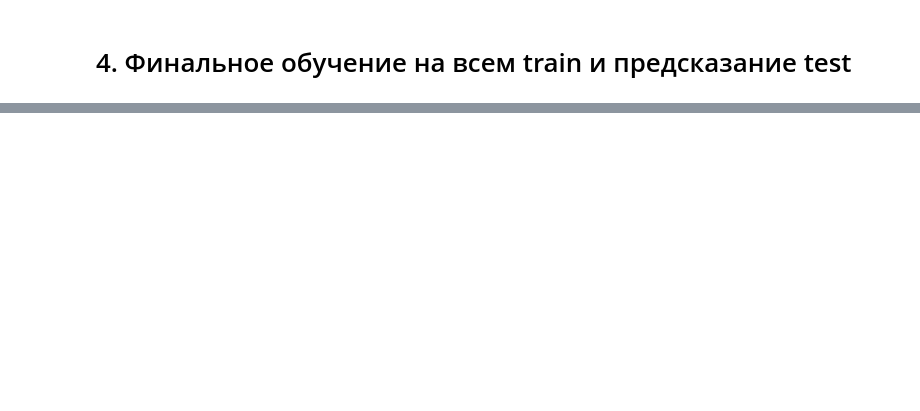
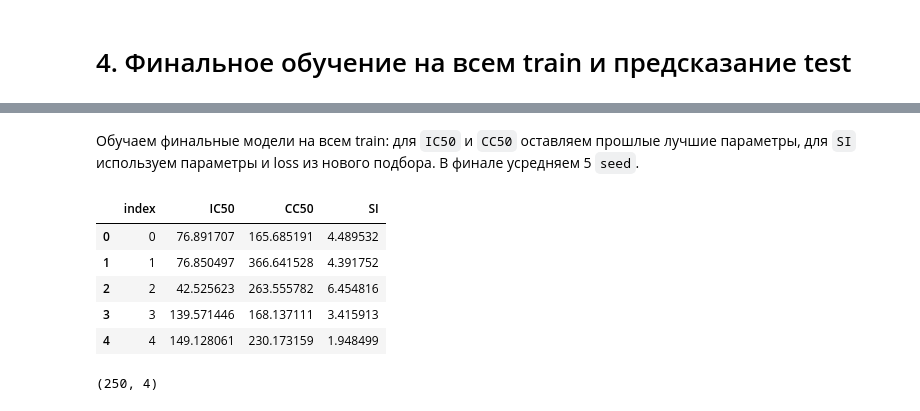
Before and after one commit to darthKwisatzHaderach/mephi-unsupervised-learning, a Jupyter notebook: ChemiAI/solution.ipynb, the cells around one changed output, grey strips where cells are left out. Saved outputs shown, nothing was run; the diff lists cells and outputs as text; code cells hidden in the pictures; blank space fills up the shorter version.

```diff
--- a/ChemiAI/solution.ipynb
+++ b/ChemiAI/solution.ipynb
@@ -407,0 +643,53 @@ display(submission.shape)
+# %% [markdown]
+Обучаем финальные модели на всем train: для `IC50` и `CC50` оставляем прошлые лучшие параметры, для `SI` используем параметры и loss из нового подбора. В финале усредняем 5 `seed`.
+# %%
+seeds_stable = [42, 2024, 7, 1337, 3407]
+preds_test_si_stable = np.zeros((len(X_test), 3), dtype=float)
+
+for seed in seeds_stable:
+    preds_seed = np.zeros((len(X_test), 3), dtype=float)
+
+    for j, col in enumerate(TARGET_COLS):
+        params = best_params_by_target_si_stable[col]
+        y_fit = np.log1p(y_train[col]) if use_log_best else y_train[col]
+
+        # Для SI используем найденный robust loss, для остальных таргетов оставляем RMSE.
+        loss_function = best_si_loss if col == "SI" else "RMSE"
+
+        model = CatBoostRegressor(
+            loss_function=loss_function,
+            eval_metric="RMSE",
+            random_seed=seed,
+            verbose=False,
+            **params,
+        )
+        model.fit(X_train, y_fit)
+
+        p = model.predict(X_test)
+        if use_log_best:
+            p = np.expm1(p)
+
+        p = np.clip(p, 0, None)
+        preds_seed[:, j] = p
+
+    preds_test_si_stable += preds_seed
+
+preds_test_si_stable /= len(seeds_stable)
+
+submission_si_stable = sample_submission.copy()
+submission_si_stable["IC50"] = preds_test_si_stable[:, 0]
+submission_si_stable["CC50"] = preds_test_si_stable[:, 1]
+submission_si_stable["SI"] = preds_test_si_stable[:, 2]
+
+submission_si_stable.to_csv("submission_si_stable.csv", index=False)
+
+display(submission_si_stable.head())
+display(submission_si_stable.shape)
+# %% [output]
+|  | index | IC50 | CC50 | SI |
+| 0 | 0 | 76.891707 | 165.685191 | 4.489532 |
+| 1 | 1 | 76.850497 | 366.641528 | 4.391752 |
+| 2 | 2 | 42.525623 | 263.555782 | 6.454816 |
+| 3 | 3 | 139.571446 | 168.137111 | 3.415913 |
+| 4 | 4 | 149.128061 | 230.173159 | 1.948499 |
+(250, 4)
```
Also changed, not shown: parts of 15 cells of this notebook.
